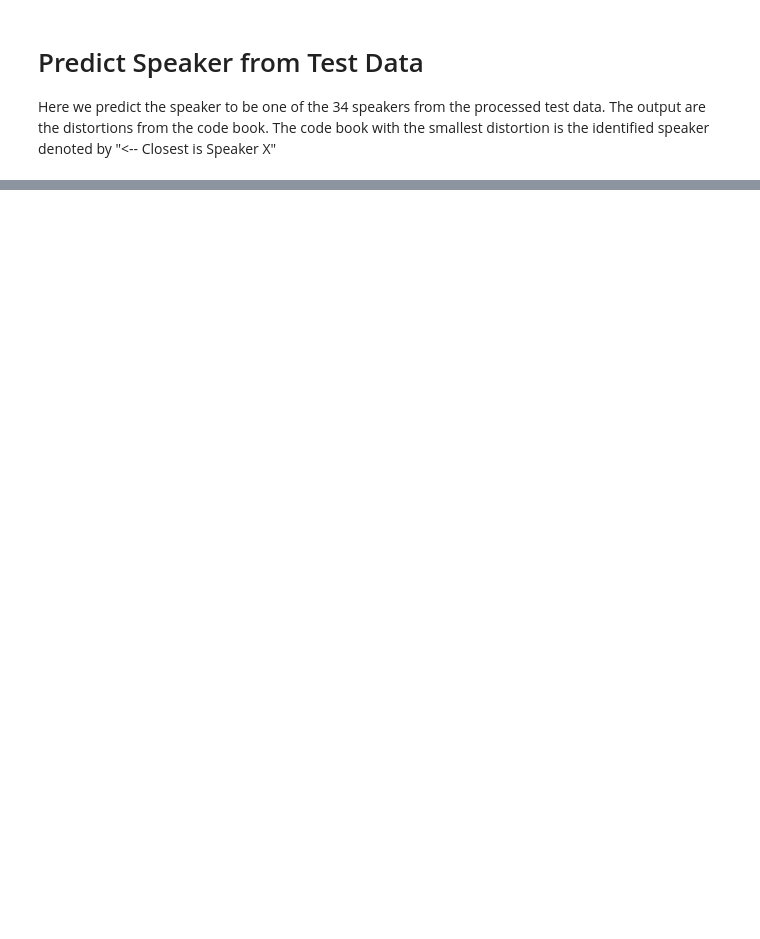
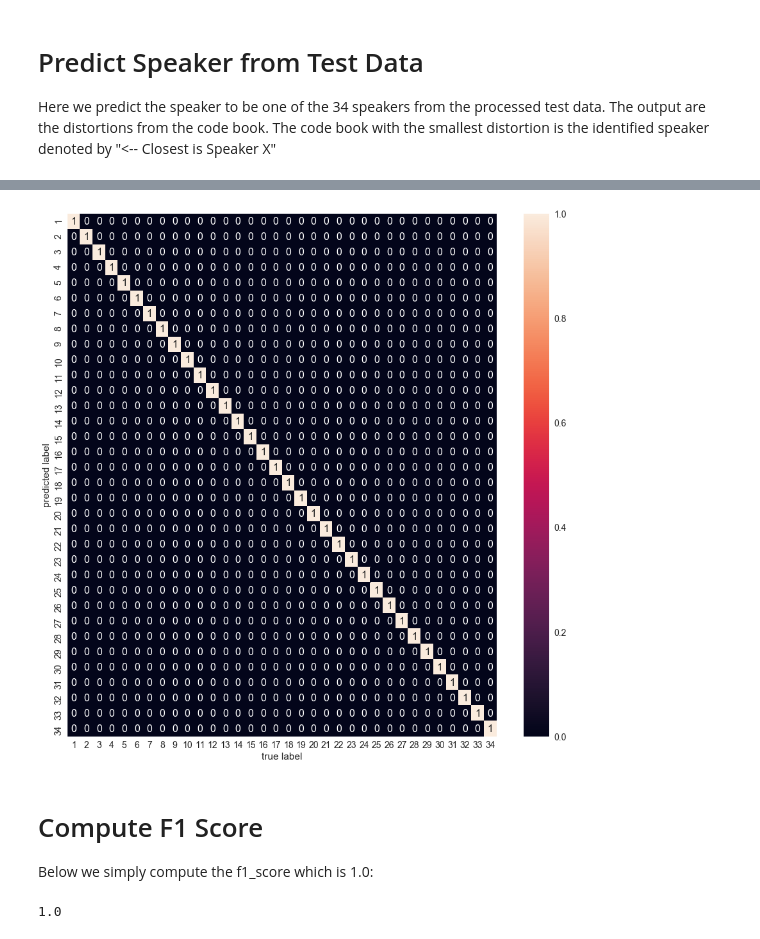
Before and after one commit to samleung314/VoiceClassifierK-means, a Jupyter notebook: Speaker Identification.ipynb, the cells around one changed output, grey strips where cells are left out. Cells and saved outputs as stored; diff of their text form; code cells hidden in the pictures; blank space fills up the shorter version.

Commit message:
Add Confusion matrix

```diff
--- a/Speaker Identification.ipynb
+++ b/Speaker Identification.ipynb
@@ -130,9 +130,11 @@ testData = []
 
 start_time = time.time()
 
+np.random.seed(1)
+
 for speaker in range(34):
     rand = np.random.randint(low=0, high=500, size=50) # Fifty random ints from 0-499
-    path = 'Raw Speaker Files/' + str(speaker+1)
+    path = 'Speaker Files/' + str(speaker+1)
     files = listdir(path)
 
     fiftyFiles = []
@@ -220,0 +225,37 @@ Predictions Complete - 53.80899095535278 seconds
+# %%
+#### Print results and calculate confusion matrix
+#### Print results and calculate confusion matrix
+from sklearn.metrics import confusion_matrix
+import seaborn as sns;
+import matplotlib.pyplot as plt
+
+sns.set(font_scale=1.4)
+plt.figure(figsize=(15,15))
+
+y_true = [1, 2, 3, 4, 5, 6, 7, 8, 9, 10, 11, 12, 13, 14, 15, 16, 17, 18, 19, 20, 21, 22, 23, 24, 25, 26, 27, 28, 29, 30, 31, 32, 33, 34]
+y_pred = results
+
+conf_matrix = confusion_matrix(y_true, y_pred)
+
+sns.heatmap(conf_matrix.T, annot=True, annot_kws={"size": 16}, fmt='d',
+            xticklabels=y_true,
+            yticklabels=y_pred)
+
+plt.xlabel('true label')
+plt.ylabel('predicted label');
+
+plt.show()
+# %% [output]
+[figure, added]
+# %% [markdown]
+# Compute F1 Score
+Below we simply compute the f1_score which is 1.0:
+# %%
+from sklearn.metrics import f1_score
+
+y_true = [1, 2, 3, 4, 5, 6, 7, 8, 9, 10, 11, 12, 13, 14, 15, 16, 17, 18, 19, 20, 21, 22, 23, 24, 25, 26, 27, 28, 29,30, 31, 32, 33, 34]
+y_pred = results
+
+f1_score(y_true, y_pred, average='micro')
+# %% [output]
+1.0
```
Also changed, not shown: parts of 7 cells of this notebook, 2 other files.
